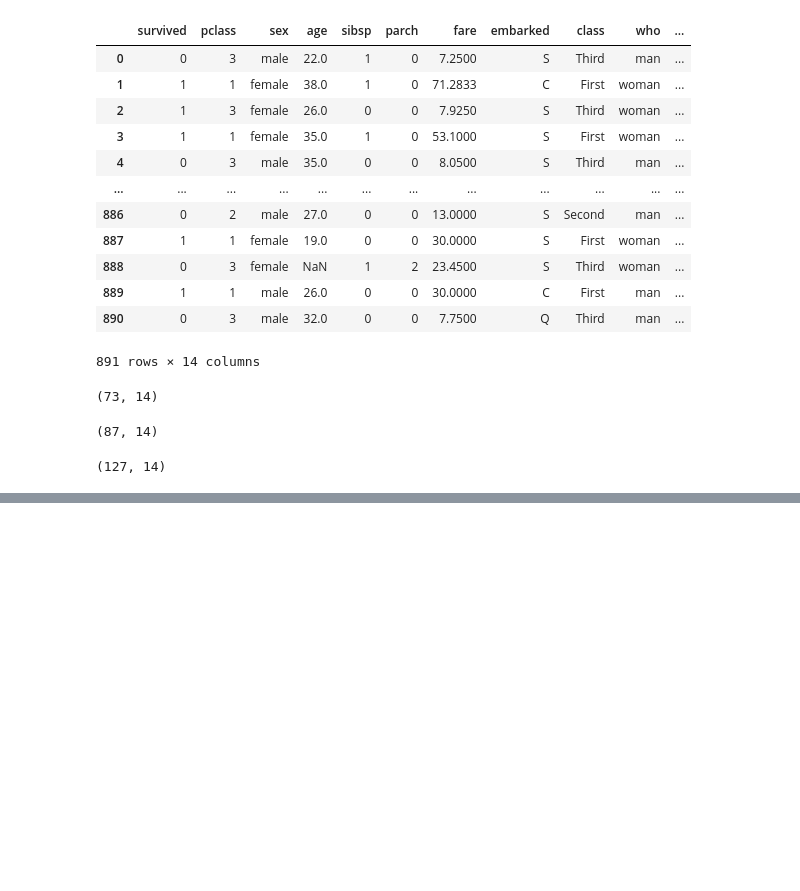
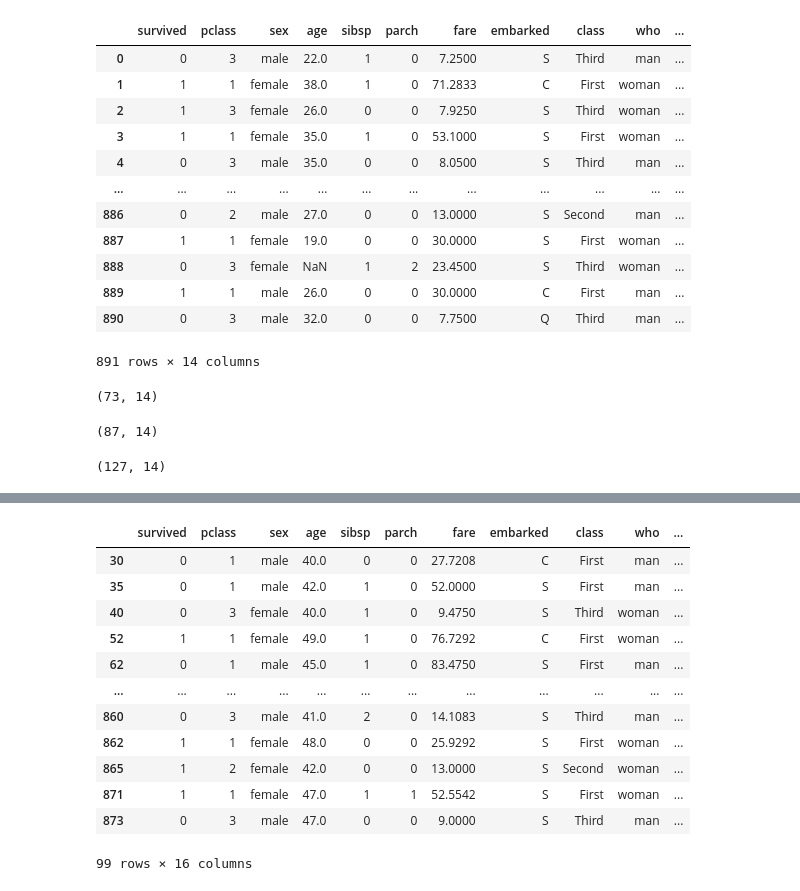
Before and after one commit to danishmeh/Datascience_learn_with_python, a Jupyter notebook: pandas/pandas_practice.ipynb, the cells around one changed output, grey strips where cells are left out. Drawn from its saved outputs; the diff is of its cells as text; code cells hidden in the pictures; blank space fills up the shorter version.

```diff
--- a/pandas/pandas_practice.ipynb
+++ b/pandas/pandas_practice.ipynb
@@ -475,0 +662,16 @@ df[(df['age']>=18)  & (df['fare'] >=50)].shape
+# %%
+df.query('age >=40').query('age <=50')
+# %% [output]
+|  | survived | pclass | sex | age | sibsp | parch | fare | embarked | class | who | ... |
+| 30 | 0 | 1 | male | 40.0 | 0 | 0 | 27.7208 | C | First | man | ... |
+| 35 | 0 | 1 | male | 42.0 | 1 | 0 | 52.0000 | S | First | man | ... |
+| 40 | 0 | 3 | female | 40.0 | 1 | 0 | 9.4750 | S | Third | woman | ... |
+| 52 | 1 | 1 | female | 49.0 | 1 | 0 | 76.7292 | C | First | woman | ... |
+| 62 | 0 | 1 | male | 45.0 | 1 | 0 | 83.4750 | S | First | man | ... |
+| ... | ... | ... | ... | ... | ... | ... | ... | ... | ... | ... | ... |
+| 860 | 0 | 3 | male | 41.0 | 2 | 0 | 14.1083 | S | Third | man | ... |
+| 862 | 1 | 1 | female | 48.0 | 0 | 0 | 25.9292 | S | First | woman | ... |
+| 865 | 1 | 2 | female | 42.0 | 0 | 0 | 13.0000 | S | Second | woman | ... |
+| 871 | 1 | 1 | female | 47.0 | 1 | 1 | 52.5542 | S | First | woman | ... |
+| 873 | 0 | 3 | male | 47.0 | 0 | 0 | 9.0000 | S | Third | man | ... |
+99 rows × 16 columns
```
Also changed, not shown: parts of 45 cells of this notebook, 2 other files.
